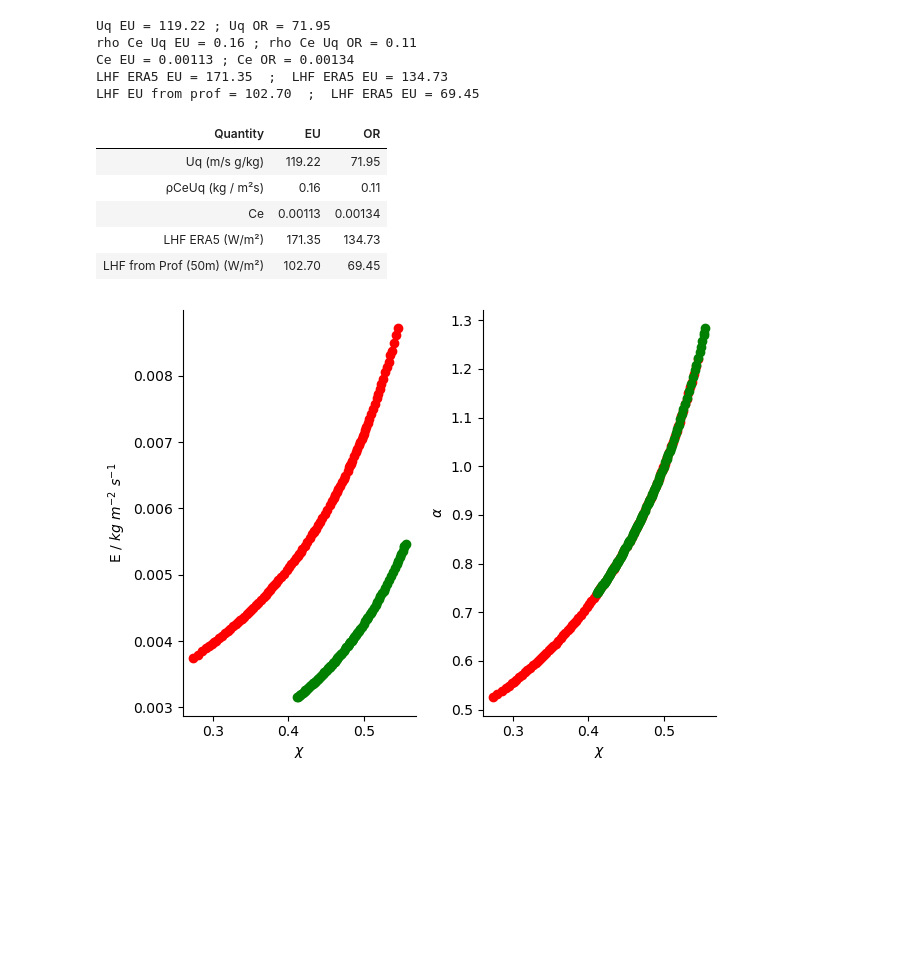
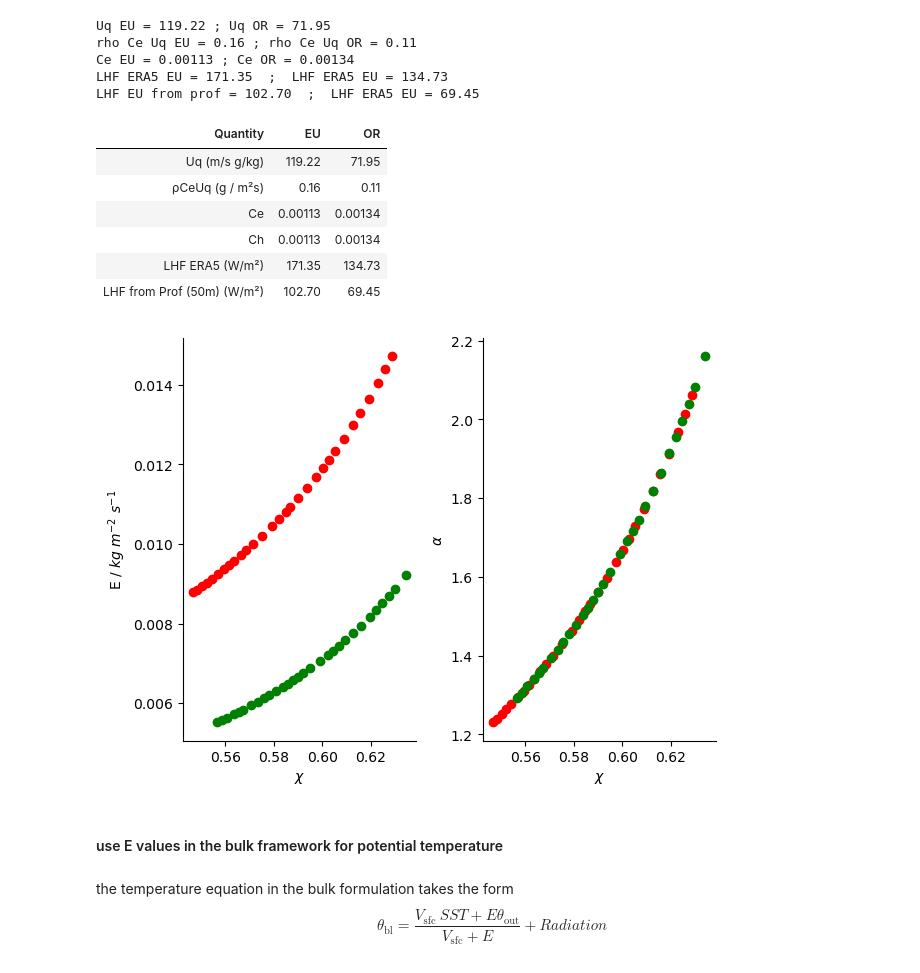
Before and after one commit to meteorologopazzo/BCO_observational, a Jupyter notebook: moisture_control_bulk.ipynb, the cells around one changed output. Saved outputs shown, nothing was run; the diff lists cells and outputs as text; code cells hidden in the pictures; blank space fills up the shorter version.

Commit message:
first entrainment-derived temperature estimates from bulk model, with radiation correction

```diff
--- a/moisture_control_bulk.ipynb
+++ b/moisture_control_bulk.ipynb
@@ -192,8 +190,8 @@ output_or = coare35vn.coare35vn(u=u.values,
                              Rl=Rl.values,
                              zu=50, zt=50, zq=50, lat=13, zi=600, rain=None, cp=None, sigH=None, jcool=1)
 # %%
-rho_eu, Ce_eu = output_eu[0,2], output_eu[0,4]
-rho_or, Ce_or = output_or[0,2], output_or[0,4]
+rho_eu, Ch_eu, Ce_eu = output_eu[0,2], output_eu[0,3] , output_eu[0,4]
+rho_or, Ch_or, Ce_or = output_or[0,2], output_or[0,3] , output_or[0,4]
 
 lhf_eu_rec, lhf_or_rec = output_eu[0,1], output_or[0,1]
 # %%
@@ -217,8 +215,9 @@ from IPython.display import display, HTML
 
 data = [
     [r"Uq (m/s g/kg)", f"{(wind_eu.isel(alt=0) * q_sfc_eu):.2f}", f"{(wind_or.isel(height=0) * q_sfc_or):.2f}"],
-    ["ρCeUq (kg / m²s)", f"{(rho_eu * Ce_eu * wind_eu.isel(alt=0) * q_sfc_eu):.2f}", f"{(rho_or * Ce_or * wind_or.isel(height=0) * q_sfc_or):.2f}"],
+    ["ρCeUq (g / m²s)", f"{(rho_eu * Ce_eu * wind_eu.isel(alt=0) * q_sfc_eu):.2f}", f"{(rho_or * Ce_or * wind_or.isel(height=0) * q_sfc_or):.2f}"],
     ["Ce", f"{Ce_eu:.5f}", f"{Ce_or:.5f}"],
+    ["Ch", f"{Ch_eu:.5f}", f"{Ch_or:.5f}"],
     ["LHF ERA5 (W/m²)", f"{lhf_eu:.2f}", f"{lhf_or:.2f}"],
     ["LHF from Prof (50m) (W/m²)", f"{lhf_eu_rec:.2f}", f"{lhf_or_rec:.2f}"],
 ]
@@ -230,7 +229,8 @@ display(HTML(df.to_html(index=False, table_id="summary-table")))
 # %% [output]
 | Quantity | EU | OR |
 | Uq (m/s g/kg) | 119.22 | 71.95 |
-| ρCeUq (kg / m²s) | 0.16 | 0.11 |
+| ρCeUq (g / m²s) | 0.16 | 0.11 |
 | Ce | 0.00113 | 0.00134 |
+| Ch | 0.00113 | 0.00134 |
 | LHF ERA5 (W/m²) | 171.35 | 134.73 |
 | LHF from Prof (50m) (W/m²) | 102.70 | 69.45 |
@@ -237,42 +241,47 @@ display(HTML(df.to_html(index=False, table_id="summary-table")))
 # %%
-q_out_eu = q_eu.isel(alt=slice(100, 200)).values
-q_out_or = q_or.isel(height=slice(100, 200)).values
+q_out_eu = q_eu.isel(alt=slice(70, 100)).values*1e3
+q_out_or = q_or.isel(height=slice(70, 100)).values*1e3
 
 def E(q_out, q_sfc, Vs, W=0.75):
     E = ((W-1)*Vs)/((q_out/q_sfc)-W)
     return E
 
-Vs_eu = (rho_eu * Ce_eu * wind_eu.isel(alt=0)).values
-Vs_or = (rho_or * Ce_or * wind_or.isel(height=0)).values
+Vs_lhf_eu = (rho_eu * Ce_eu * wind_eu.isel(alt=0)).values
+Vs_lhf_or = (rho_or * Ce_or * wind_or.isel(height=0)).values
 
 ## compute a series of E values
-E_values_eu = E(q_out_eu*1e3, q_sfc_eu, Vs_eu)
-E_values_or = E(q_out_or*1e3, q_sfc_or, Vs_or)
+E_values_eu = E(q_out_eu, q_sfc_eu, Vs_lhf_eu)
+E_values_or = E(q_out_or, q_sfc_or, Vs_lhf_or)
 # %%
 fig, ax = plt.subplots(1,2)
 
-ax[0].scatter(q_out_eu*1e3/q_sfc_eu, E_values_eu, color="red", label="EUREC4A")
-ax[0].scatter(q_out_or*1e3/q_sfc_or, E_values_or, color="green", label="ORCESTRA")
+ax[0].scatter(q_out_eu/q_sfc_eu, E_values_eu, color="red", label="EUREC4A")
+ax[0].scatter(q_out_or/q_sfc_or, E_values_or, color="green", label="ORCESTRA")
 
 # ax[0].set_xlabel(r"$q_\mathrm{out}$ / $g~kg^{-1}$")
 ax[0].set_xlabel(r"$\chi$")
 ax[0].set_ylabel(r"E / $kg~m^{-2}~s^{-1}$")
 
 
-ax[1].scatter(q_out_eu*1e3/q_sfc_eu, E_values_eu/Vs_eu, color="red", label="EUREC4A")
-ax[1].scatter(q_out_or*1e3/q_sfc_or, E_values_or/Vs_or, color="green", label="ORCESTRA")
+ax[1].scatter(q_out_eu/q_sfc_eu, E_values_eu/Vs_lhf_eu, color="red", label="EUREC4A")
+ax[1].scatter(q_out_or/q_sfc_or, E_values_or/Vs_lhf_or, color="green", label="ORCESTRA")
 
 ax[1].set_xlabel(r"$\chi$")
 ax[1].set_ylabel(r"$\alpha$")
 
 
 for x in ax:
     for spine in ['top', 'right']:
         x.spines[spine].set_visible(False)
 
 
 
 plt.tight_layout()
 plt.show()
 # %% [output]
-[figure, old version]
+[figure, new version]
+# %% [markdown]
+#### use E values in the bulk framework for potential temperature
+# %% [markdown]
+the temperature equation in the bulk formulation takes the form
+$$\theta_\mathrm{bl} = \frac{V_\mathrm{sfc} ~SST + E\theta_\mathrm{out}}{V_\mathrm{sfc}+E} + Radiation$$
```
Also changed, not shown: parts of 12 cells of this notebook.
